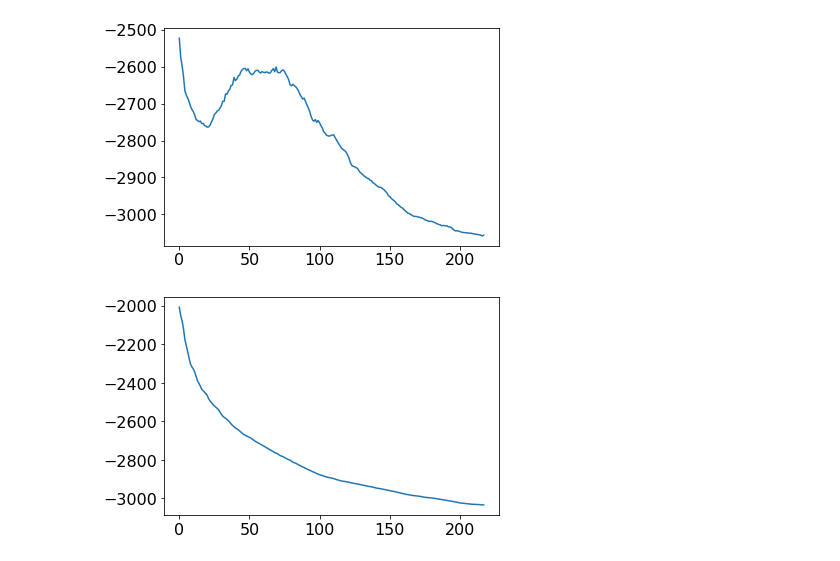
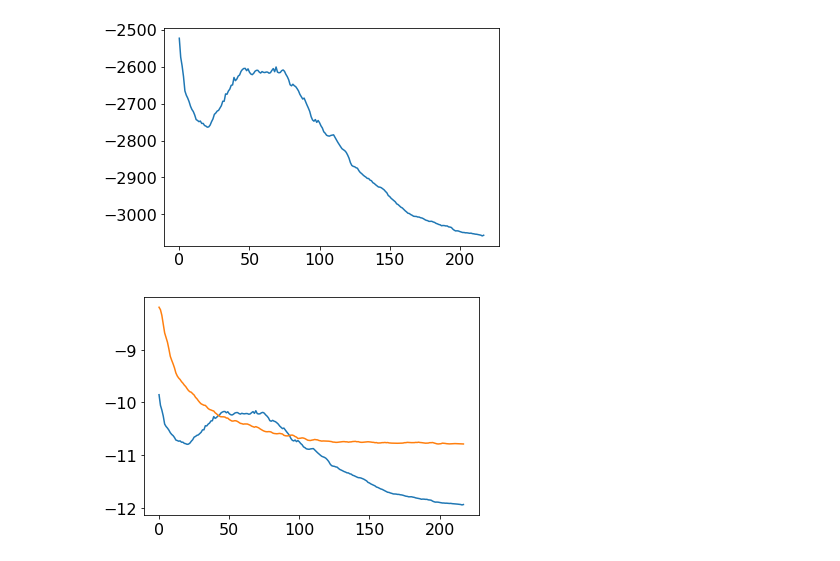
Before and after one commit to HenrySprueill/fast-finedtuned-forcefields, a Jupyter notebook: PBC.ipynb, the cells around one changed output. Saved outputs shown, nothing was run; the diff lists cells and outputs as text; code cells hidden in the pictures.

```diff
--- a/PBC.ipynb
+++ b/PBC.ipynb
@@ -415,7 +415,7 @@ from torch.nn import functional as F
 from torch_geometric.data import Data
 
 
-class PBESchnetCalculator(Calculator):
+class PBCSchnetCalculator(Calculator):
     """ASE interface to trained model
     """
     implemented_properties = ['forces', 'energy']
@@ -627,7 +627,7 @@ print(atoms.get_forces())
 
 atoms = traj[n].copy()
 
-calc = PBESchnetCalculator(best_model, atoms, boxsize=L)
+calc = PBCSchnetCalculator(best_model, atoms, boxsize=L)
 atoms.calc = calc
 energy_pbc=atoms.get_potential_energy()*23.0609
 forces_pbc=atoms.get_forces()*23.0609
@@ -636,7 +636,7 @@ forces_pbc=atoms.get_forces()*23.0609
 
 atoms = traj[n].copy()
 
-calc = PBESchnetCalculator(best_model, atoms, boxsize=None)
+calc = PBCSchnetCalculator(best_model, atoms, boxsize=None)
 atoms.calc = calc
 energy_nopbc=atoms.get_potential_energy()*23.0609
 forces_nopbc=atoms.get_forces()*23.0609
@@ -678,5 +690,5 @@ print(len(traj))
 # %%
-calc = PBESchnetCalculator(best_model, boxsize=L)
+calc = PBCSchnetCalculator(best_model, boxsize=L)
 
 energiesnnp=[]
 for atoms in traj:
@@ -687,8 +699,14 @@ plt.plot(energiesnnp)
 plt.show()
 # %% [output]
 [figure]
+# %%
+plt.plot([e/256 for e in energiesnnp])
+plt.plot([e/256 for e in energies])
+plt.show()
+# %% [output]
+[figure, added]
 # %%
-calc = PBESchnetCalculator(best_model, boxsize=None)
+calc = PBCSchnetCalculator(best_model, boxsize=None)
 
 energiesnnp=[]
 for atoms in traj:
@@ -697,5 +715,3 @@ for atoms in traj:
 
 plt.plot(energiesnnp)
 plt.show()
-# %% [output]
-[figure, removed]
```
Also changed, not shown: parts of 10 cells of this notebook.
